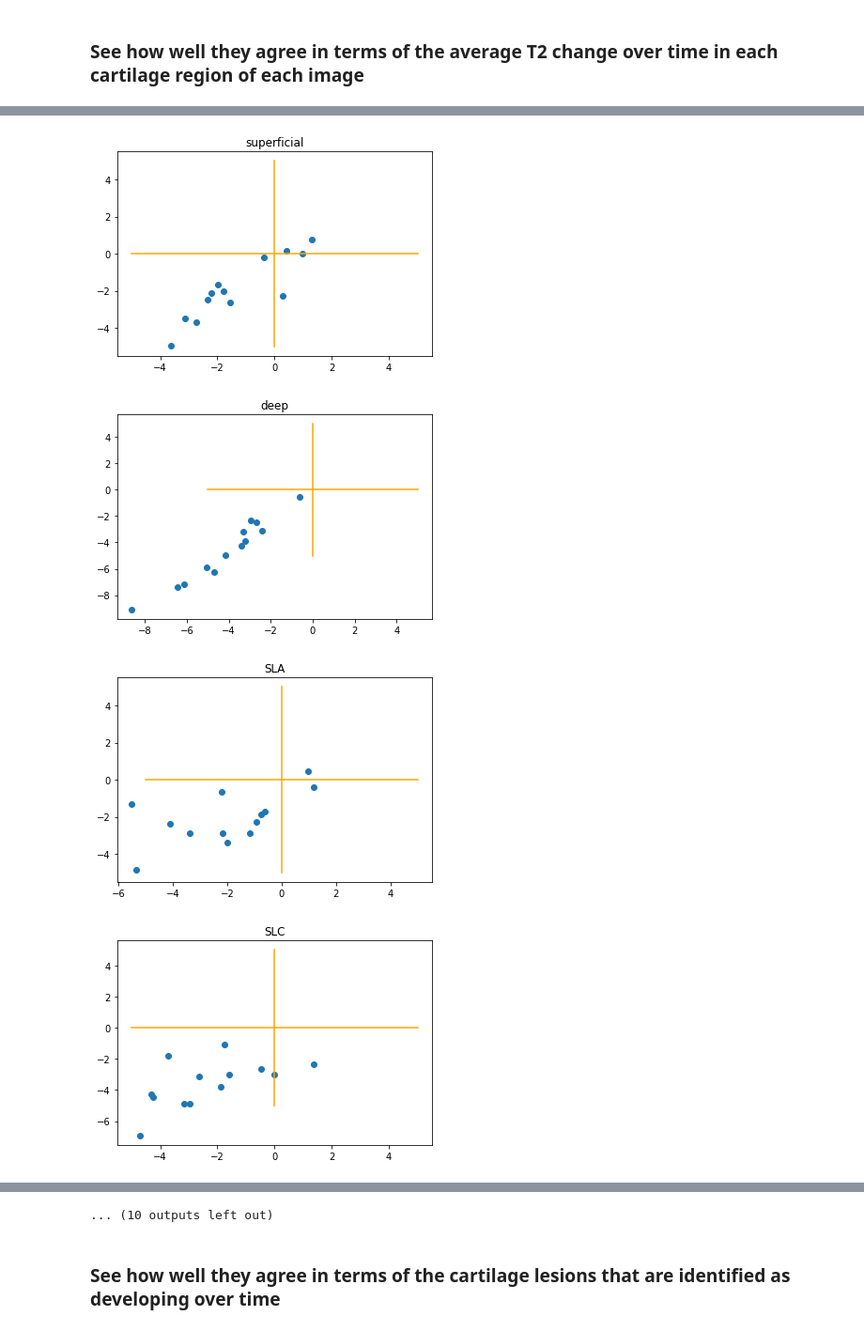
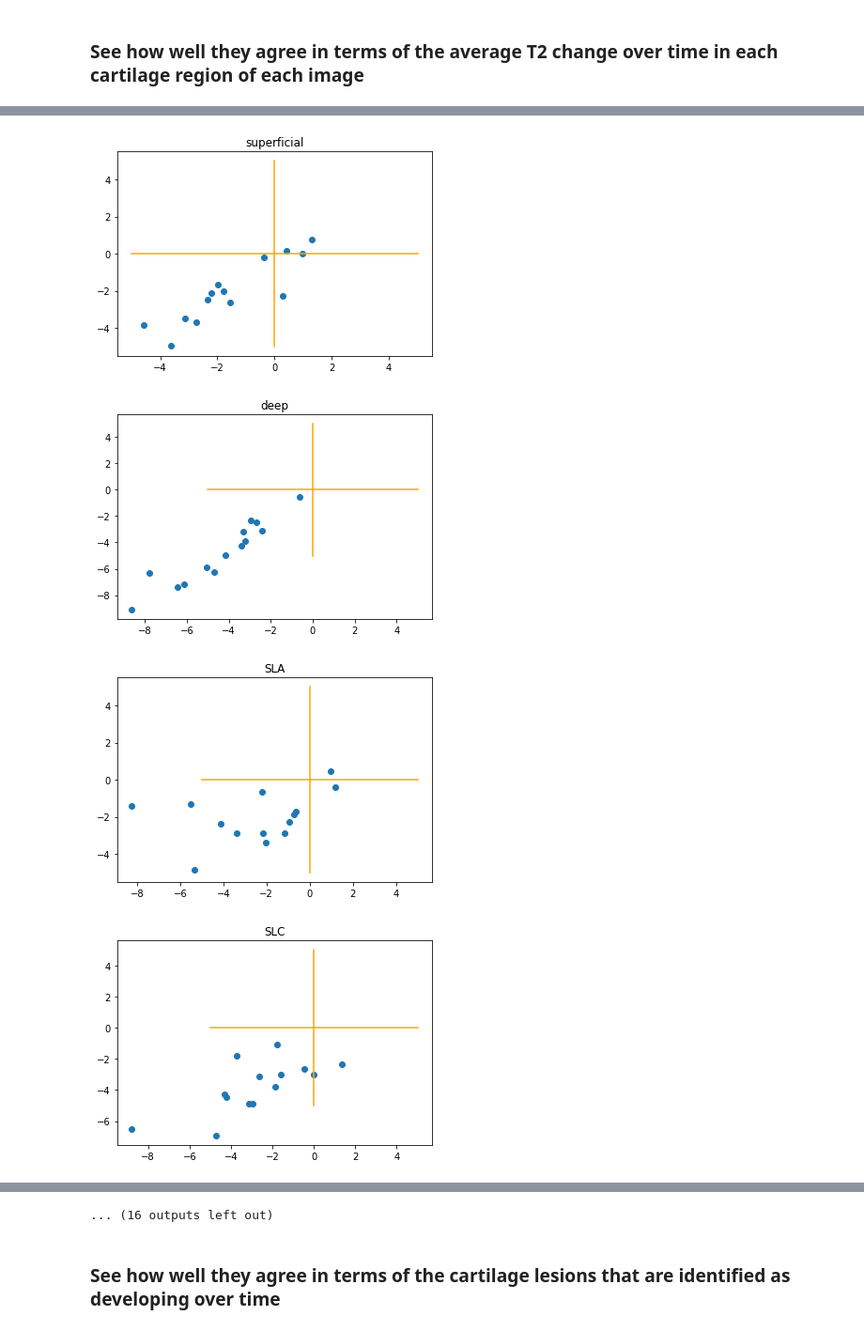
Before and after one commit to kathoma/AutomaticKneeMRISegmentation, a Jupyter notebook: FullPipeline.ipynb, the cells around one changed output, grey strips where cells are left out. Shown at 94% size. Saved outputs shown, nothing was run; the diff lists cells and outputs as text; code cells hidden in the pictures.

```diff
--- a/FullPipeline.ipynb
+++ b/FullPipeline.ipynb
@@ -218,16 +274,26 @@ correlation_dict_e2_m, abs_diff_dict_e2_m, cv_e2_m = compare_region_means(list(e
 
 plot_mean_val_comparisons(abs_diff_dict_e1_e2,
                           abs_diff_dict_e1_m_subset,
-                          'Expert2',
+                          'Reader 2',
                           'Model')
 
 plot_mean_val_comparisons(abs_diff_dict_e1_e2,
                           abs_diff_dict_e2_m,
-                          'Expert1',
+                          'Reader 1',
                           'Model')
 
 
 print("CORRELATION: EXPERT1 vs MODEL")
+for k,v in correlation_dict_e1_m.items():
+    print(k, v)
+print()
+
+print("Mean Abs Error: EXPERT1 vs MODEL")
+for k,v in abs_diff_dict_e1_m.items():
+    print(k, v)
+
+print()
+print("Coefficient of Variation: EXPERT1 vs MODEL")
 for k,v in cv_e1_m.items():
     print(k, v)
 # %% [output]
@@ -257,10 +323,10 @@ expert1_regions = list(expert1_pd.t2_region_json_path)
 model_regions = list(predict_pd.t2_region_json_path)
 
 
-source1_regions1 = [i for i in expert1_regions if i[-6]=='4' and '9120358' not in i]
-source1_regions2 = [i for i in expert1_regions if i[-6]=='8'and '9120358' not in i]
-source2_regions1 = [i for i in model_regions if i[-6]=='4'and '9120358' not in i]
-source2_regions2 = [i for i in model_regions if i[-6]=='8'and '9120358' not in i]
+source1_regions1 = [i for i in expert1_regions if i[-6]=='4']# and '9120358' not in i]
+source1_regions2 = [i for i in expert1_regions if i[-6]=='8']#and '9120358' not in i]
+source2_regions1 = [i for i in model_regions if i[-6]=='4']#and '9120358' not in i]
+source2_regions2 = [i for i in model_regions if i[-6]=='8']#and '9120358' not in i]
 
 if len(source1_regions1)==len(source1_regions2):
     change_correlation_dict, change_mean_abs_diff_dict, change_cv_dict, change_dict = compare_region_changes(source1_regions1,
@@ -316,4 +382,4 @@ UP -3.3684431434442215
-[figure, old version]
+[figure, new version]
-[figure, old version]
+[figure, new version]
-[figure, old version]
+[figure, new version]
-[figure, old version]
+[figure, new version]
@@ -326,4 +392,4 @@ UP -3.3684431434442215
-... (10 outputs left out)
+... (16 outputs left out)
 # %% [markdown]
 ### See how well they agree in terms of the cartilage lesions that are identified as developing over time
 # %%
```
Also changed, not shown: parts of 8 cells of this notebook, 4 other files.
